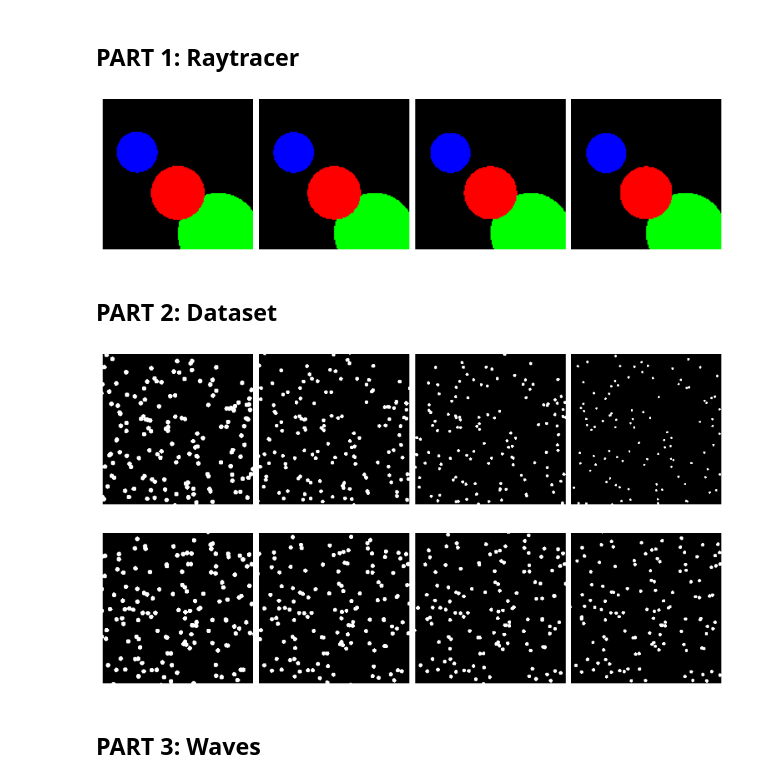
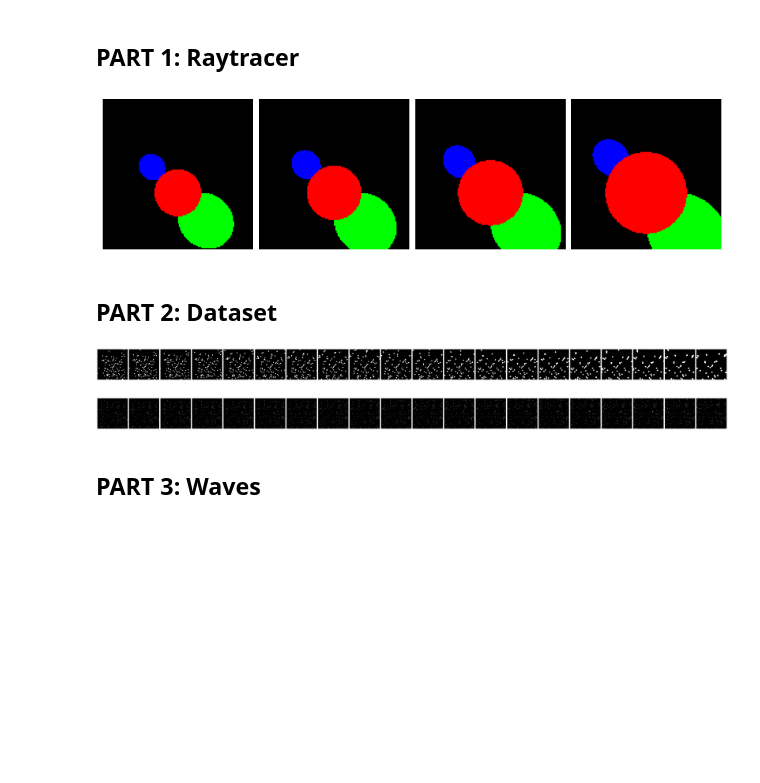
Before and after one commit to mirajiang/neuro-1401-final-project, a Jupyter notebook: project.ipynb, the cells around one changed output. Cells and saved outputs as stored; diff of their text form; code cells hidden in the pictures; blank space fills up the shorter version.

```diff
--- a/project.ipynb
+++ b/project.ipynb
@@ -22,8 +23,9 @@ class Sphere():
     # adapted from jamesbowman/raytrace
     def intersect(self, origin, direction):
         if self.r is None:
-            dist = np.linalg.norm(self.c - origin, axis=-1)
-            r = dist * 0.005
+            f = 1.0 - origin[2]
+            z = self.c[2] - origin[2]
+            r = 0.05 * z / f
         else:
             r = self.r
 
@@ -89,15 +91,15 @@ def display(images):
 
     plt.show()
 # %%
-scene = [Sphere([0.0, 0.0, 5.0],  RED,   0.6),
-         Sphere([1.0, -1.0, 6.0], GREEN, 1.0),
-         Sphere([-1.0, 1.0, 6.0], BLUE, 0.5)]
-camera = np.array([0.0, 0.0, -5.0])
+scene = [Sphere([0.0, 0.0, 2.0],  RED,   0.6),
+         Sphere([1.0, -1.0, 3.0], GREEN, 1.0),
+         Sphere([-1.0, 1.0, 3.0], BLUE,  0.5)]
+camera = np.array([0.0, 0.0, 0.0])
 
-images = render(scene, camera)
+images = render(scene, camera, step=0.25)
 display(images)
 # %% [output]
-[figure, old version]
+[figure, new version]
 # %% [markdown]
 ## PART 2: Dataset
 # %%
@@ -113,24 +115,52 @@ def dot_scene(distance, count=200, spread_xy=1.0, depth_jitter=1.0,
         scene.append(Sphere([x, y, z], WHITE, None))
 
     return scene
+
+def array_to_gif(
+    frames: np.ndarray,
+    output_path: str,
+    fps: float = 10,
+    loop: int = 0,
+) -> None:
+    if frames.dtype != np.uint8:
+        if np.issubdtype(frames.dtype, np.floating):
+            frames = np.clip(frames, 0.0, 1.0) * 255
+        else:
+            frames = np.clip(frames, 0, 255)
+        frames = frames.astype(np.uint8)
+    frames_hw = np.transpose(frames, (0, 2, 1, 3))
+
+    duration_ms = int(1000 / fps)
+
+    imageio.mimsave(
+        output_path,
+        frames_hw,
+        format="GIF",
+        duration=duration_ms / 1000.0,
+        loop=loop,
+    )
 # %%
 ## Near scene
 scene = dot_scene(0.0)
-camera = np.array([0.0, 0.0, -5.0])
+camera = np.array([0.0, 0.0, -1.0])
 
-images = render(scene, camera, w=256, h=256, step=1.0)
+images = render(scene, camera, w=256, h=256, step=0.05, frames=20)
 display(images)
+
+array_to_gif(images, "near.gif", fps=8)
 # %% [output]
-[figure, old version]
+[figure, new version]
 # %%
 ## Far scene
-scene = dot_scene(0.0)
+scene = dot_scene(0.0, spread_xy=5.0)
 camera = np.array([0.0, 0.0, -5.0])
 
-images = render(scene, camera, 256, 256, step=0.5)
+images = render(scene, camera, 256, 256, step=0.05, frames=20)
 display(images)
+
+array_to_gif(images, "far.gif", fps=8)
 # %% [output]
-[figure, old version]
+[figure, new version]
 # %% [markdown]
 ## PART 3: Waves
 # %%
```
Also changed, not shown: parts of 4 cells of this notebook, 2 other files.
